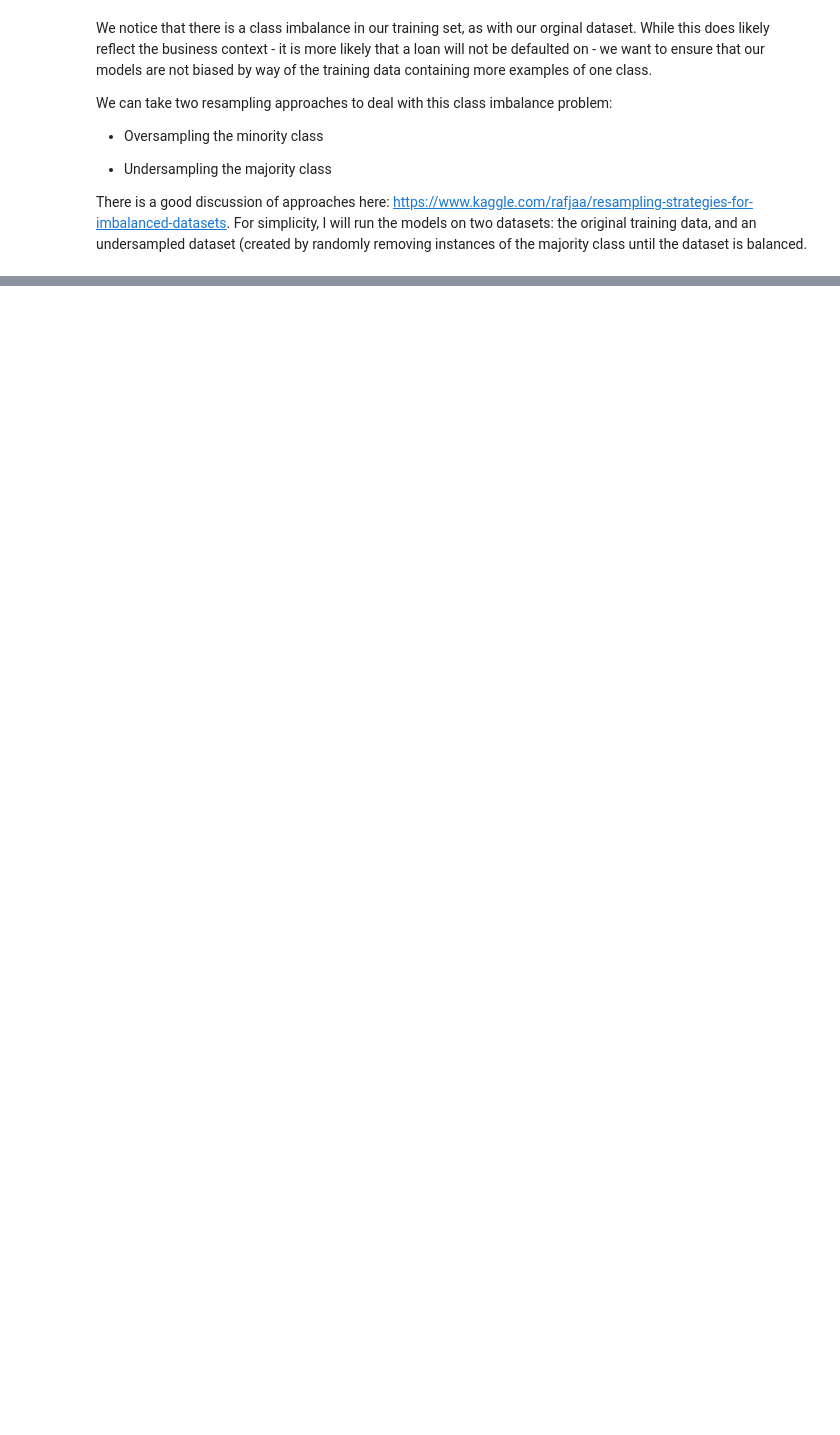
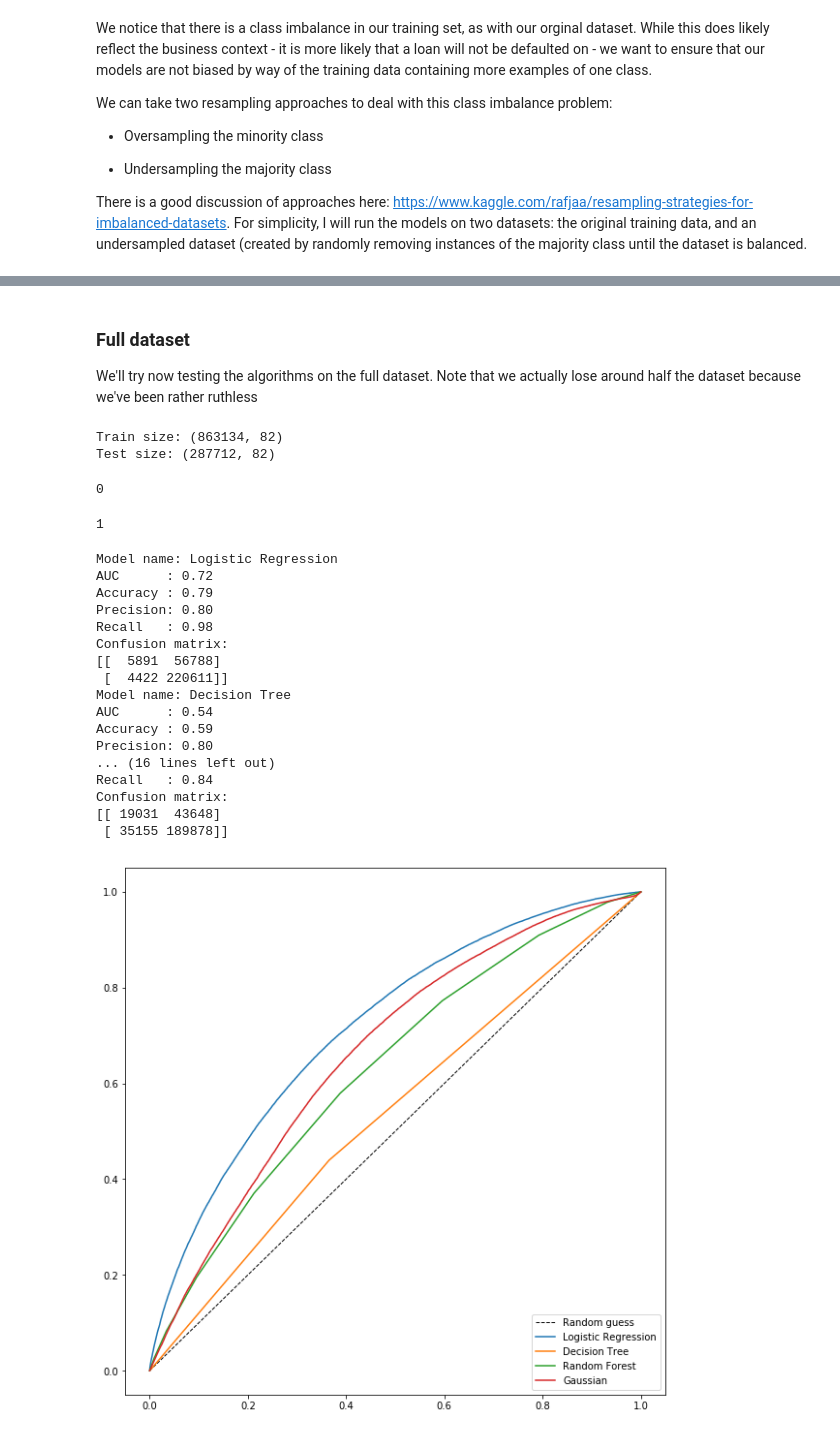
Before and after one commit to andmikey/lendingclub-analysis, a Jupyter notebook: notebooks/exploratory/190914-mandrejc-prediction.ipynb, the cells around one changed output, grey strips where cells are left out. Saved outputs shown, nothing was run; the diff lists cells and outputs as text; code cells hidden in the pictures; blank space fills up the shorter version.

```diff
--- a/notebooks/exploratory/190914-mandrejc-prediction.ipynb
+++ b/notebooks/exploratory/190914-mandrejc-prediction.ipynb
@@ -102,0 +231,43 @@ To evaluate our models, we'll consider the following metrics:
+# %% [markdown]
+### Full dataset
+
+We'll try now testing the algorithms on the full dataset. Note that we actually lose around half the dataset because we've been rather ruthless
+# %%
+(X_train_orig, X_test_orig, y_train, y_test) = data_from_dataset("../../data/processed/loan.csv")
+# %% [output]
+Train size: (863134, 82)
+Test size: (287712, 82)
+# %%
+X_train_orig.isnull().values.ravel().sum()
+# %% [output]
+0
+# %%
+X_test_orig.isnull().values.ravel().sum()
+# %% [output]
+1
+# %%
+X_test_orig.fillna(0, inplace = True)
+# %%
+X_train = normalize_df(X_train_orig)
+X_test = normalize_df(X_test_orig)
+# %%
+metrics_dict_all = compare_models(X_train, X_test, y_train, y_test)
+# %% [output]
+Model name: Logistic Regression
+AUC      : 0.72
+Accuracy : 0.79
+Precision: 0.80
+Recall   : 0.98
+Confusion matrix:
+[[  5891  56788]
+ [  4422 220611]]
+Model name: Decision Tree
+AUC      : 0.54
+Accuracy : 0.59
+Precision: 0.80
+... (16 lines left out)
+Recall   : 0.84
+Confusion matrix:
+[[ 19031  43648]
+ [ 35155 189878]]
+[figure, added]
```
Also changed, not shown: parts of 22 cells of this notebook.
